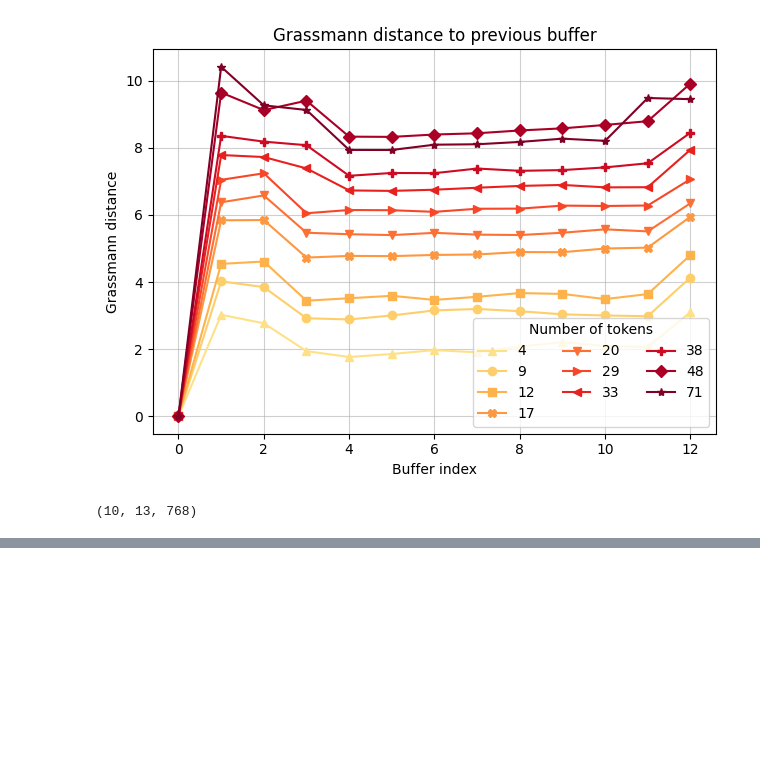
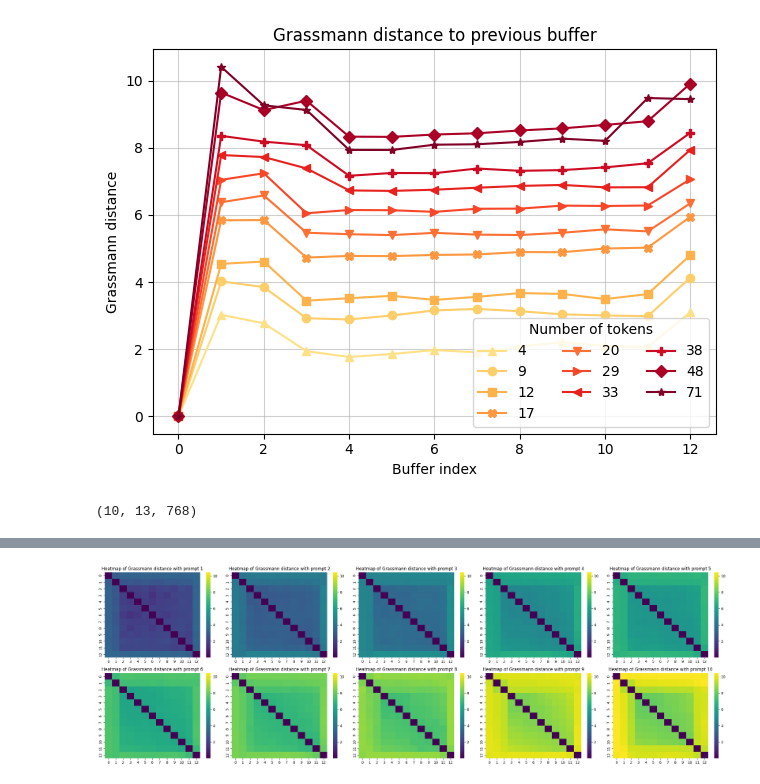
Before and after one commit to filippobezzi/transformer_geometrical_analysis, a Jupyter notebook: buffer_analysis.ipynb, the cells around one changed output, grey strips where cells are left out. Cells and saved outputs as stored; diff of their text form; code cells hidden in the pictures; blank space fills up the shorter version.

```diff
--- a/buffer_analysis.ipynb
+++ b/buffer_analysis.ipynb
@@ -267,0 +331,24 @@ plt.plot()
+# %%
+gd_heatmap = np.array(gd_heatmap)
+# %%
+# Find global min and max across all heatmaps
+vmin = np.min(gd_heatmap)
+vmax = np.max(gd_heatmap)
+
+fig, axes = plt.subplots(2, 5, figsize=(25, 8))
+axes = axes.flatten()
+
+for i in range(gd_heatmap.shape[0]):
+    sns.heatmap(
+        gd_heatmap[i],
+        ax=axes[i],
+        cmap='viridis',
+        vmin=vmin,
+        vmax=vmax
+    )
+    axes[i].set_title(f"Heatmap of Grassmann distance with prompt {i + 1}")
+
+plt.tight_layout()
+plt.show()
+# %% [output]
+[figure, added]
```
Also changed, not shown: parts of 9 cells of this notebook, 3 other files.
